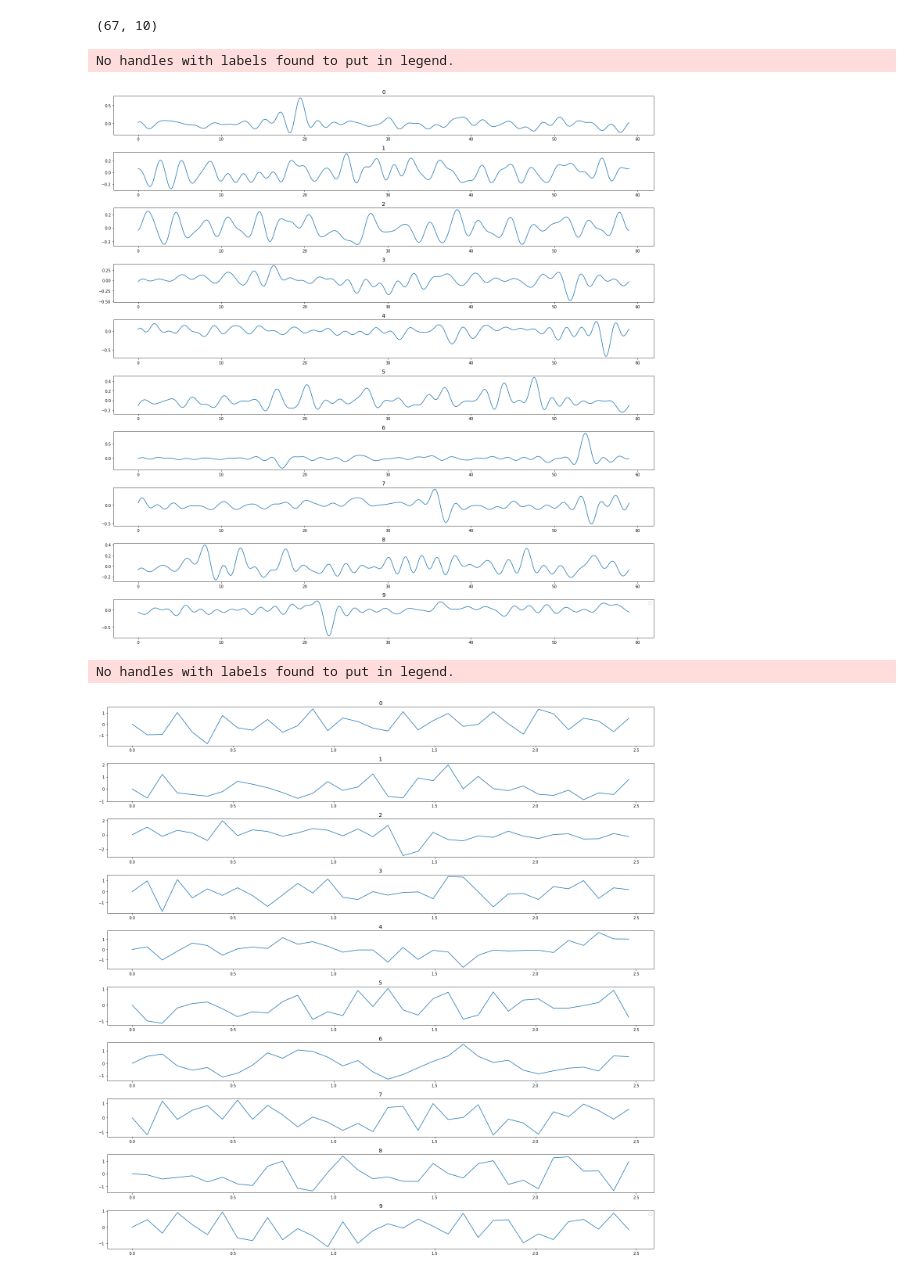
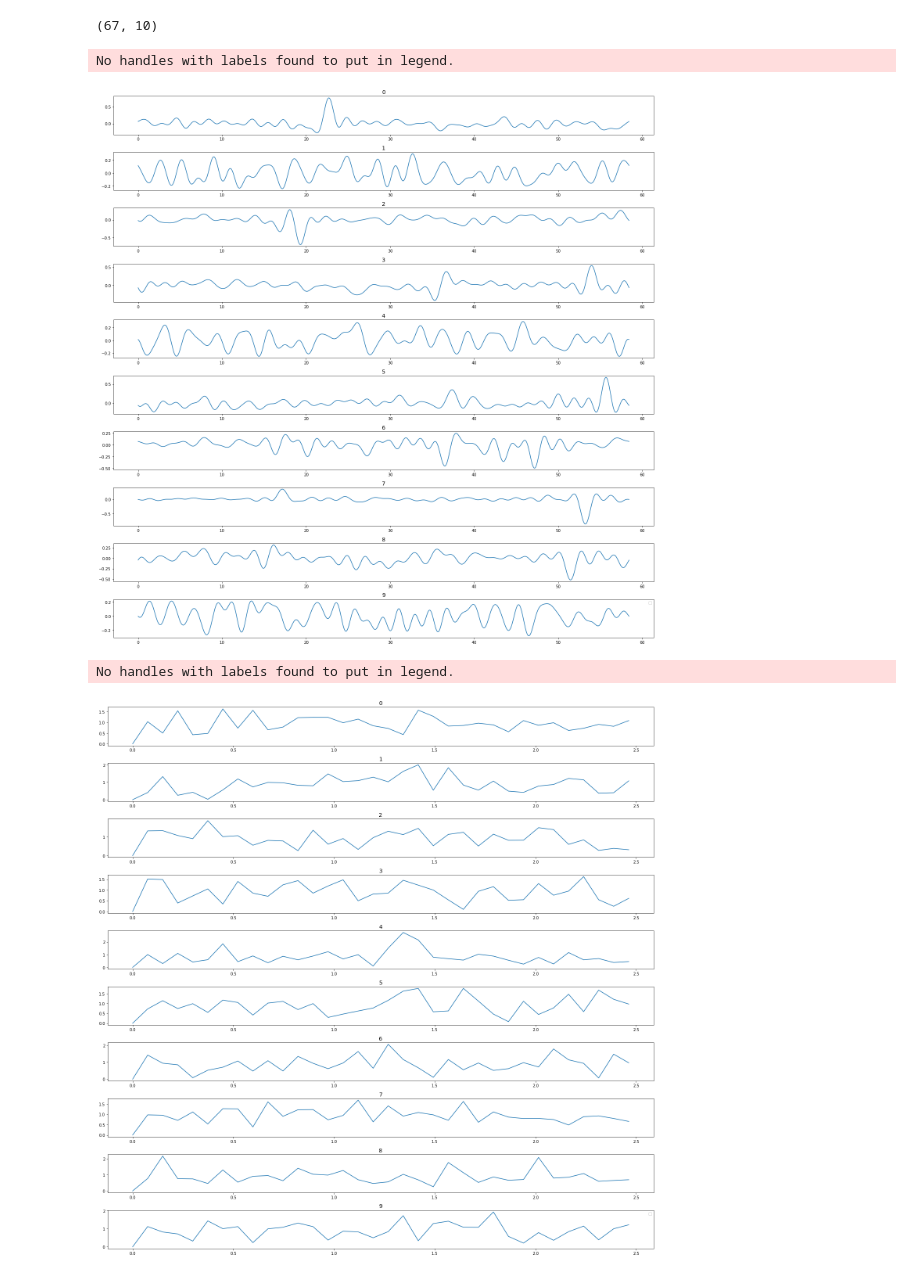
Before and after one commit to DoubleWSolusions/EDR, a Jupyter notebook: ICA_EDR.ipynb, the cells around one changed output. Cells and saved outputs as stored; diff of their text form; code cells hidden in the pictures.

```diff
--- a/ICA_EDR.ipynb
+++ b/ICA_EDR.ipynb
@@ -64,7 +64,7 @@ for peak in top:
     X_matrix.append(vector)
 X_matrix = np.array(X_matrix)
 # %%
-ecg_signal_croped = ecg_data[start+top[1]:end, 0]
+ecg_signal_croped = ecg_data[start+top[1]:start+top[-1], 0]
 # %%
 time = np.arange(ecg_signal_croped.size) / fs
 # %%
@@ -94,30 +94,30 @@ plt.tight_layout()
 plt.show()
 # %% [output]
 No handles with labels found to put in legend.
-[figure, old version]
+[figure, new version]
 # %%
 fig, axes = plt.subplots(10, figsize = [20, 20])
 
-from scipy.fft import rfft, rfftfreq
+from scipy.fft import rfft, rfftfreq, irfft
 arrf = []
 
 for i in range(10):
     fff = ss.resample(trf.T[i], ecg_signal_croped.size)
     sample_rate = int(100 / 20)
     yf = rfft(trf.T[i])
     xf = rfftfreq(trf.T[i].size, (1. / sample_rate))
+
     sos = ss.butter(2, [0.0666, 0.6], 'bandpass', output='sos')
 
     filtered = ss.sosfilt(sos, yf)
     arrf.append(filtered)
-    fourier = np.fft.fft(fff)
 
-    axes[i].plot(xf, yf)
+    axes[i].plot(xf, abs(yf))
     axes[i].set_title(str(i), fontsize = 14)
 
 plt.legend()
 plt.tight_layout()
 plt.show()
 # %% [output]
 No handles with labels found to put in legend.
-[figure, old version]
+[figure, new version]
```
Also changed, not shown: parts of 4 cells of this notebook, 1 other file.
